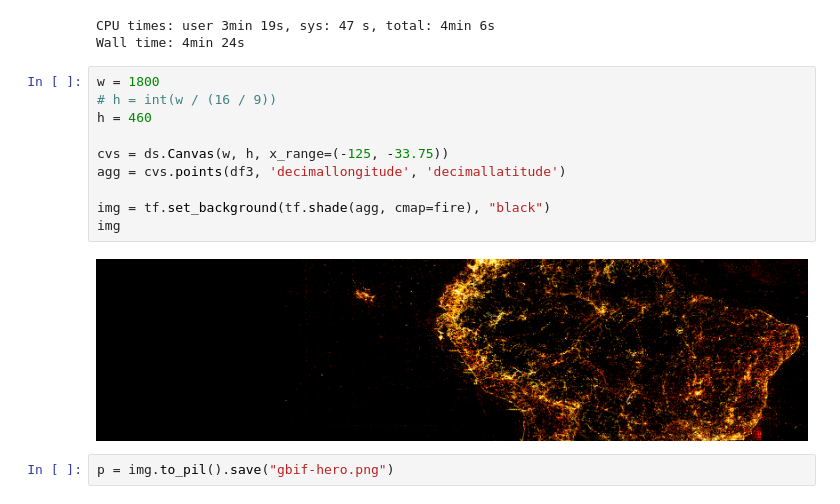
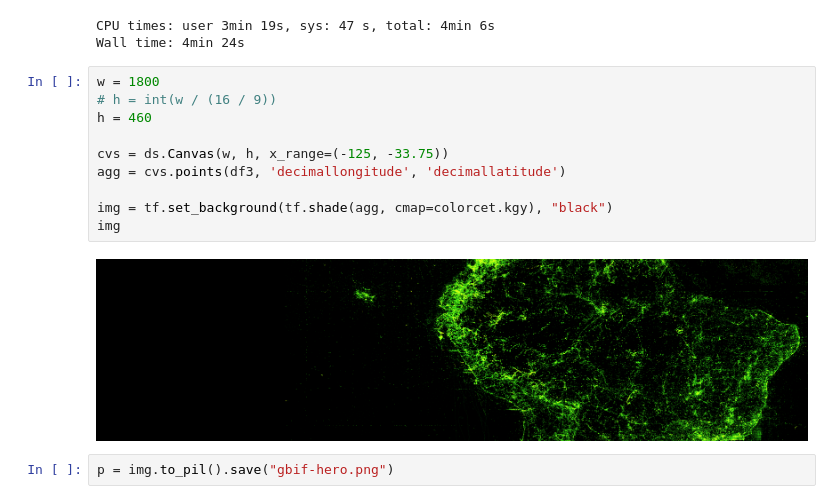
Before and after one commit to TomAugspurger/pc-thumbnails, a Jupyter notebook: notebooks/gbif.ipynb, the cells around one changed output. Saved outputs shown, nothing was run; the diff lists cells and outputs as text.

```diff
--- a/notebooks/gbif.ipynb
+++ b/notebooks/gbif.ipynb
@@ -42,14 +42,14 @@ Wall time: 4min 24s
 # %%
 w = 1800
 # h = int(w / (16 / 9))
 h = 460
 
 cvs = ds.Canvas(w, h, x_range=(-125, -33.75))
 agg = cvs.points(df3, 'decimallongitude', 'decimallatitude')
 
-img = tf.set_background(tf.shade(agg, cmap=fire), "black")
+img = tf.set_background(tf.shade(agg, cmap=colorcet.kgy), "black")
 img
 # %% [output]
-[figure, old version]
+[figure, new version]
 # %%
 p = img.to_pil().save("gbif-hero.png")
```
Also changed, not shown: parts of 1 cell of this notebook, 1 other file.
